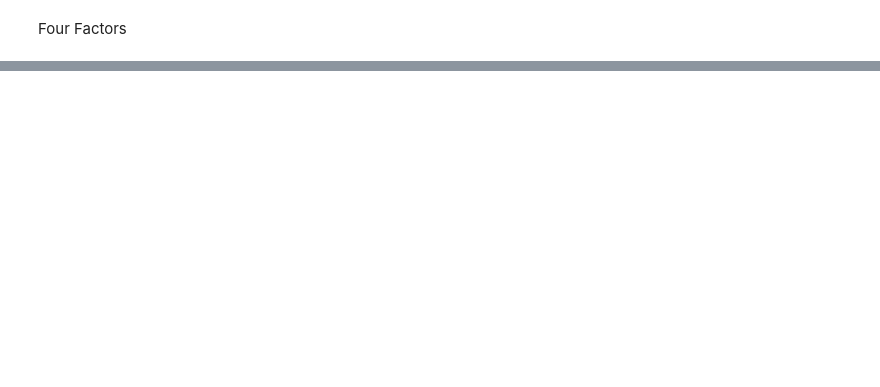
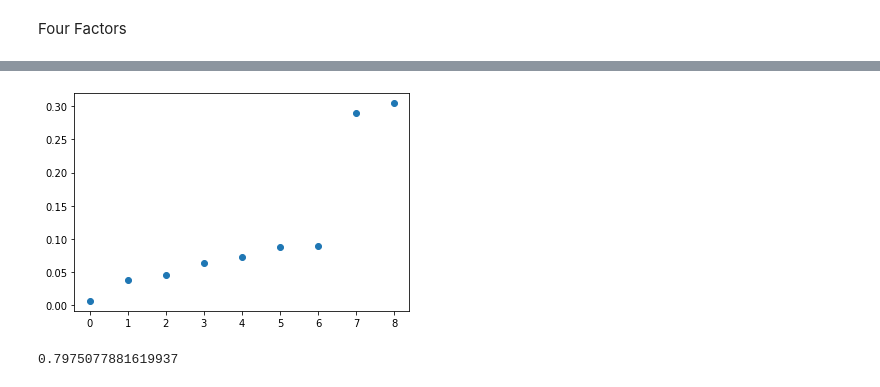
Before and after one commit to kurt980/Basketball_Analytics, a Jupyter notebook: 527_Project.ipynb, the cells around one changed output, grey strips where cells are left out. Saved outputs shown, nothing was run; the diff lists cells and outputs as text; code cells hidden in the pictures; blank space fills up the shorter version.

```diff
--- a/527_Project.ipynb
+++ b/527_Project.ipynb
@@ -121,0 +535,2 @@ Robust Regression?
+# %%
+importance.sort()
@@ -121,0 +542,9 @@ Robust Regression?
+# %%
+pyplot.scatter([x for x in range(len(importance))], importance)
+pyplot.show()
+# %% [output]
+[figure, added]
+# %%
+accuracy_score(y4_test, list(map(round, clft.predict(x4_test))))
+# %% [output]
+0.7975077881619937
```
Also changed, not shown: parts of 101 cells of this notebook.
